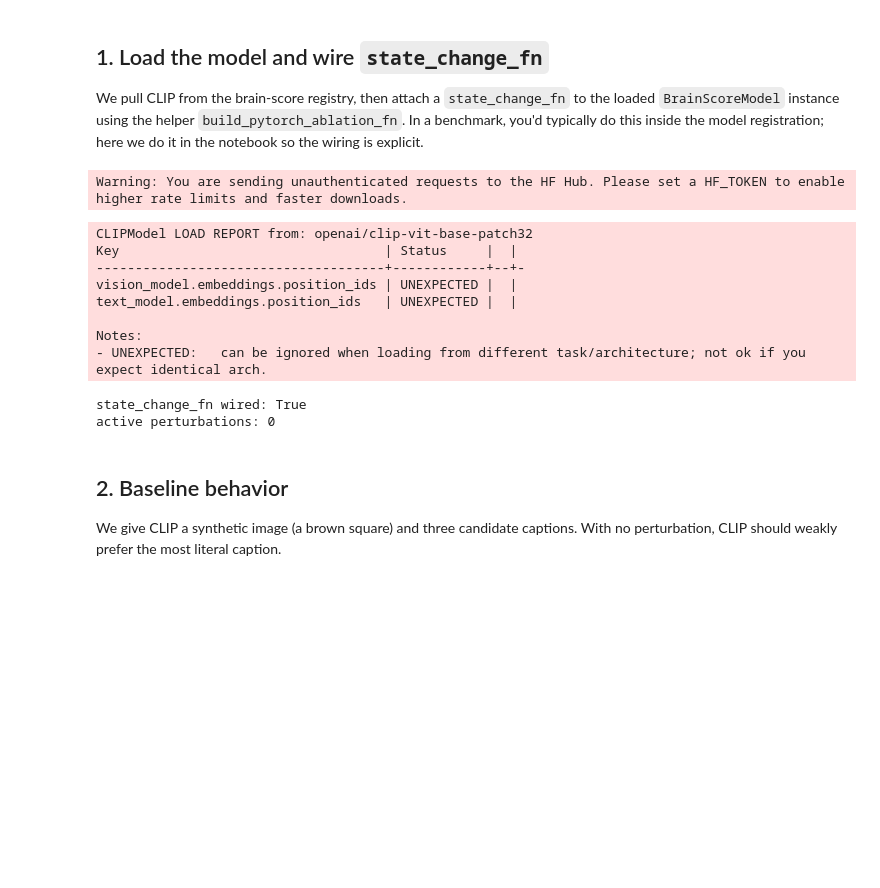
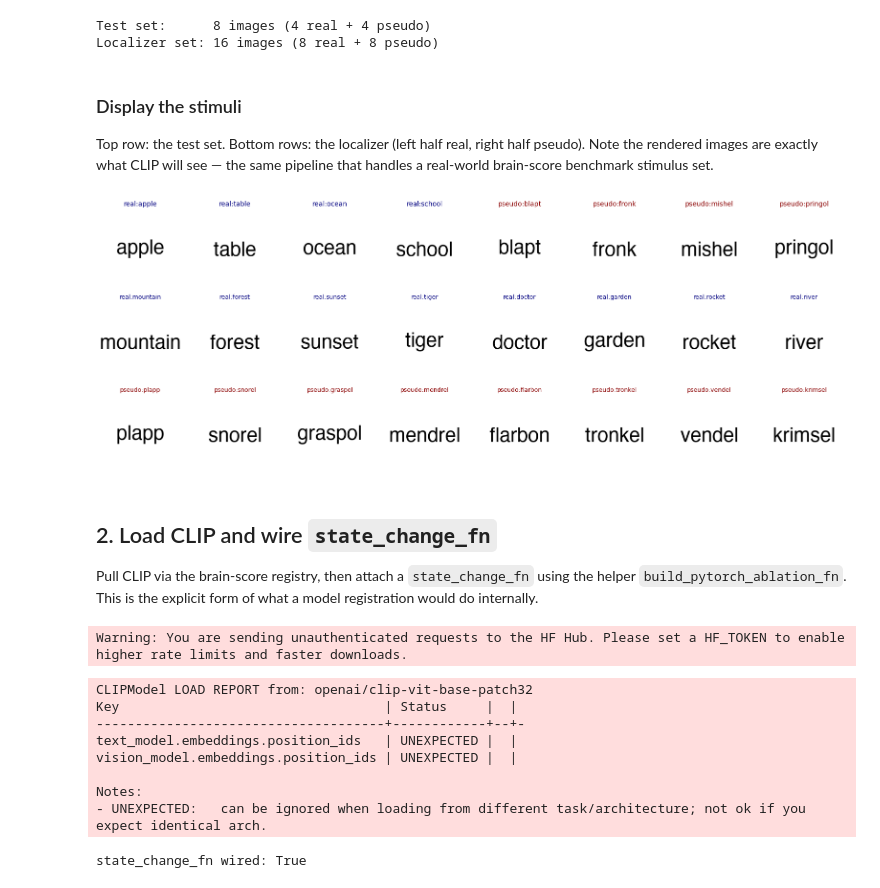
Before and after one commit to KartikP/brainscore-unified, a Jupyter notebook: notebooks/state_change.ipynb, the cells around one changed output. Cells and saved outputs as stored; diff of their text form; code cells hidden in the pictures; blank space fills up the shorter version.

```diff
--- a/notebooks/state_change.ipynb
+++ b/notebooks/state_change.ipynb
@@ -26,33 +53,79 @@ from brainscore.perturbation import build_pytorch_ablation_fn
+# %%
+TEST_REAL    = ['apple', 'table', 'ocean', 'school']
+TEST_PSEUDO  = ['blapt', 'fronk', 'mishel', 'pringol']
+
+LOC_REAL     = ['mountain', 'forest', 'sunset', 'tiger',
+                'doctor',  'garden', 'rocket', 'river']
+LOC_PSEUDO   = ['plapp',    'snorel', 'graspol','mendrel',
+                'flarbon', 'tronkel','vendel', 'krimsel']
+
+test_imgs    = [render_word_image(w) for w in TEST_REAL + TEST_PSEUDO]
+test_labels  = (['real:'   + w for w in TEST_REAL]
+                + ['pseudo:' + w for w in TEST_PSEUDO])
+loc_real_imgs   = [render_word_image(w) for w in LOC_REAL]
+loc_pseudo_imgs = [render_word_image(w) for w in LOC_PSEUDO]
+
+print(f'Test set:      {len(test_imgs)} images '
+      f'({len(TEST_REAL)} real + {len(TEST_PSEUDO)} pseudo)')
+print(f'Localizer set: {len(loc_real_imgs) + len(loc_pseudo_imgs)} images '
+      f'({len(LOC_REAL)} real + {len(LOC_PSEUDO)} pseudo)')
+# %% [output]
+Test set:      8 images (4 real + 4 pseudo)
+Localizer set: 16 images (8 real + 8 pseudo)
+# %% [markdown]
+### Display the stimuli
+
+Top row: the test set. Bottom rows: the localizer (left half real, right half pseudo). Note the rendered images are exactly what CLIP will see — the same pipeline that handles a real-world brain-score benchmark stimulus set.
+# %%
+fig, axes = plt.subplots(3, 8, figsize=(16, 6))
+
+# Row 0: test set (4 real on left, 4 pseudo on right)
+for i, (img, lbl) in enumerate(zip(test_imgs, test_labels)):
+    axes[0, i].imshow(img)
+    color = 'navy' if lbl.startswith('real') else 'darkred'
+    axes[0, i].set_title(lbl, fontsize=10, color=color)
+    axes[0, i].axis('off')
+axes[0, 0].set_ylabel('TEST', fontsize=12, fontweight='bold',
+                     rotation=0, ha='right', va='center')
+
+# Rows 1-2: localizer (real then pseudo)
+for i, (img, w) in enumerate(zip(loc_real_imgs, LOC_REAL)):
+    axes[1, i].imshow(img)
+    axes[1, i].set_title(f'real:{w}', fontsize=9, color='navy')
+    axes[1, i].axis('off')
+axes[1, 0].set_ylabel('LOCALIZER\nreal', fontsize=11, fontweight='bold',
+                      rotation=0, ha='right', va='center')
+
+for i, (img, w) in enumerate(zip(loc_pseudo_imgs, LOC_PSEUDO)):
+    axes[2, i].imshow(img)
+    axes[2, i].set_title(f'pseudo:{w}', fontsize=9, color='darkred')
+    axes[2, i].axis('off')
+axes[2, 0].set_ylabel('LOCALIZER\npseudo', fontsize=11, fontweight='bold',
+                      rotation=0, ha='right', va='center')
+
+plt.tight_layout()
+plt.show()
+# %% [output]
+[figure, added]
 # %% [markdown]
-## 1. Load the model and wire `state_change_fn`
+## 2. Load CLIP and wire `state_change_fn`
 
-We pull CLIP from the brain-score registry, then attach a `state_change_fn` to the loaded `BrainScoreModel` instance using the helper `build_pytorch_ablation_fn`. In a benchmark, you'd typically do this inside the model registration; here we do it in the notebook so the wiring is explicit.
+Pull CLIP via the brain-score registry, then attach a `state_change_fn` using the helper `build_pytorch_ablation_fn`. This is the explicit form of what a model registration would do internally.
 # %%
 bs_model = brainscore.load_model('clip-vit-b-32')
-clip_model = bs_model._model  # underlying transformers CLIPModel
-processor = CLIPProcessor.from_pretrained('openai/clip-vit-base-patch32')
+clip_model = bs_model._model.to('cpu').eval()
+processor  = CLIPProcessor.from_pretrained('openai/clip-vit-base-patch32')
 
-# Attach the state-change capability. Layer paths in StateChange.target
-# will be resolved against the full clip_model object, so both vision
-# (vision_model.encoder.layers.X) and text (text_model.encoder.layers.X)
-# layers are addressable from this single registration.
 bs_model._state_change_fn = build_pytorch_ablation_fn(clip_model)
-
 print(f'state_change_fn wired: {bs_model._state_change_fn is not None}')
-print(f'active perturbations: {len(bs_model._active_perturbations)}')
 # %% [output]
 Warning: You are sending unauthenticated requests to the HF Hub. Please set a HF_TOKEN to enable higher rate limits and faster downloads.
 CLIPModel LOAD REPORT from: openai/clip-vit-base-patch32
 Key                                  | Status     |  |
 -------------------------------------+------------+--+-
+text_model.embeddings.position_ids   | UNEXPECTED |  |
 vision_model.embeddings.position_ids | UNEXPECTED |  |
-text_model.embeddings.position_ids   | UNEXPECTED |  |
 
 Notes:
 - UNEXPECTED:   can be ignored when loading from different task/architecture; not ok if you expect identical arch.
 state_change_fn wired: True
-active perturbations: 0
-# %% [markdown]
-## 2. Baseline behavior
-
-We give CLIP a synthetic image (a brown square) and three candidate captions. With no perturbation, CLIP should weakly prefer the most literal caption.
```
Also changed, not shown: parts of 24 cells of this notebook.
